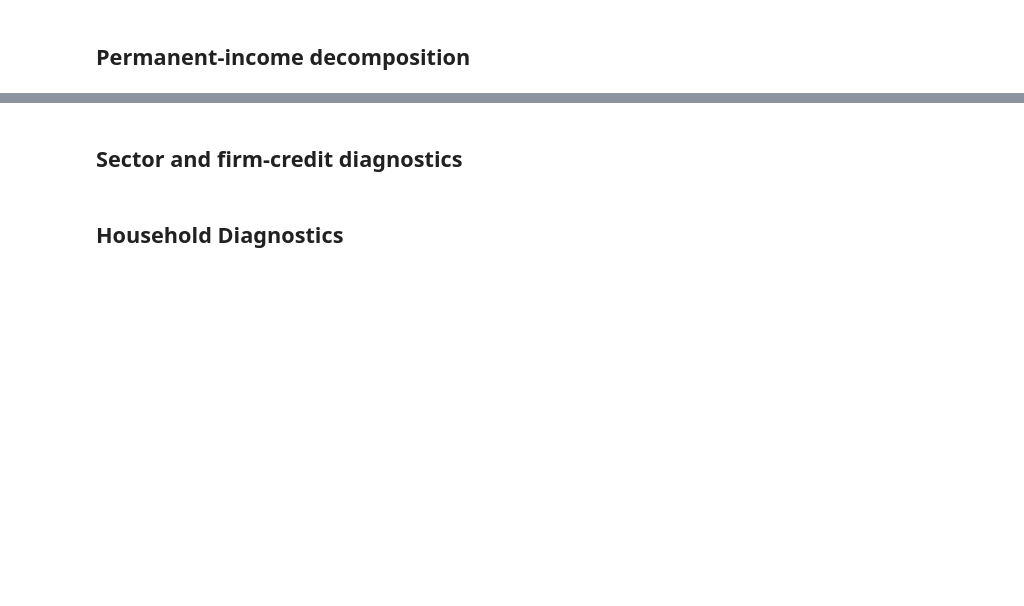
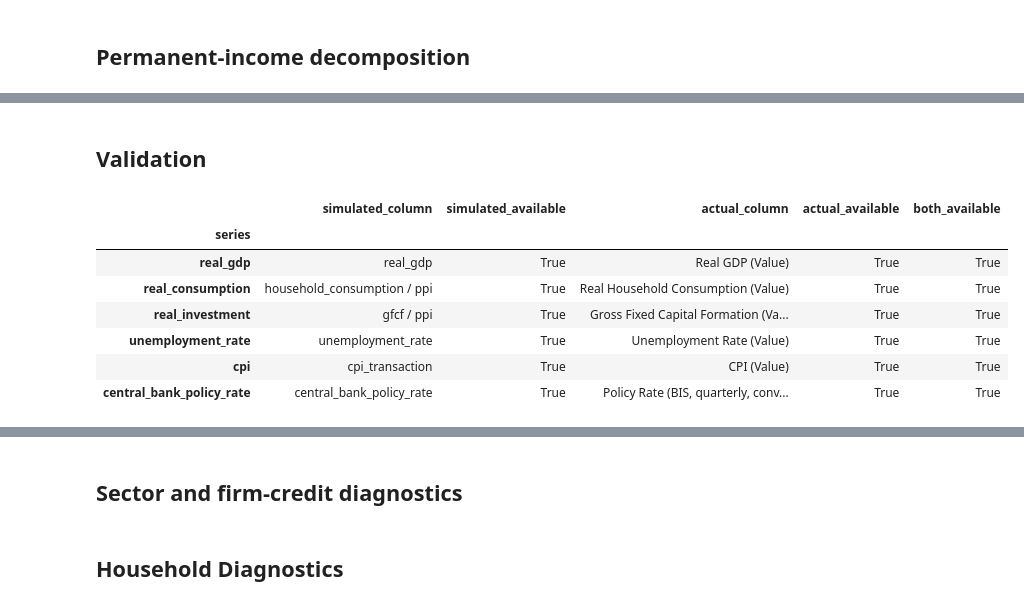
Before and after one commit to INET-Complexity/INET-consumption, a Jupyter notebook: run_model/run_model.ipynb, the cells around one changed output, grey strips where cells are left out. Saved outputs shown, nothing was run; the diff lists cells and outputs as text; code cells hidden in the pictures; blank space fills up the shorter version.

```diff
--- a/run_model/run_model.ipynb
+++ b/run_model/run_model.ipynb
@@ -351,0 +363,20 @@ contributions
+# %% [markdown]
+## Validation
+# %%
+from src.validation import build_validation_availability_table, load_actual_policy_rate
+
+# Availability check for the simulated-vs-actual comparison (autocorrelation and
+# cross-correlation with real GDP), before any statistic is computed. See
+# src/validation.py for series definitions, deflation, and rate-convention notes.
+actual_policy_rate, policy_rate_available = load_actual_policy_rate(cfg, data)
+validation_availability = build_validation_availability_table(data, df_scenario, COUNTRY, actual_policy_rate)
+validation_availability
+# %% [output]
+|  | simulated_column | simulated_available | actual_column | actual_available | both_available |
+| series |  |  |  |  |  |
+| real_gdp | real_gdp | True | Real GDP (Value) | True | True |
+| real_consumption | household_consumption / ppi | True | Real Household Consumption (Value) | True | True |
+| real_investment | gfcf / ppi | True | Gross Fixed Capital Formation (Va... | True | True |
+| unemployment_rate | unemployment_rate | True | Unemployment Rate (Value) | True | True |
+| cpi | cpi_transaction | True | CPI (Value) | True | True |
+| central_bank_policy_rate | central_bank_policy_rate | True | Policy Rate (BIS, quarterly, conv... | True | True |
```
Also changed, not shown: parts of 8 cells of this notebook.
